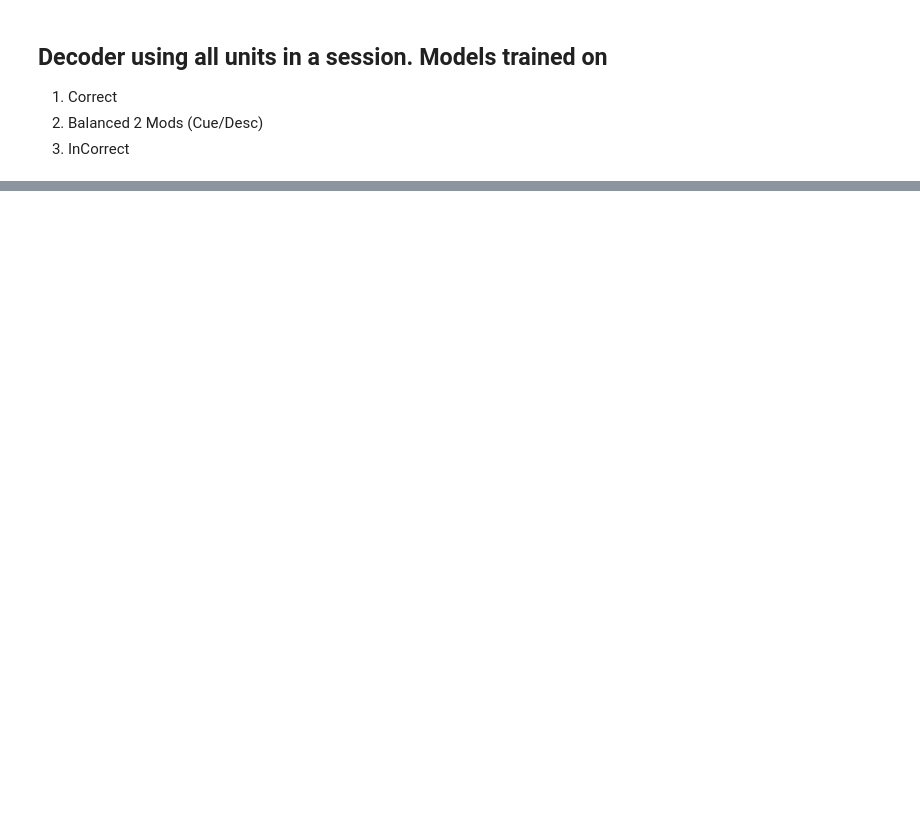
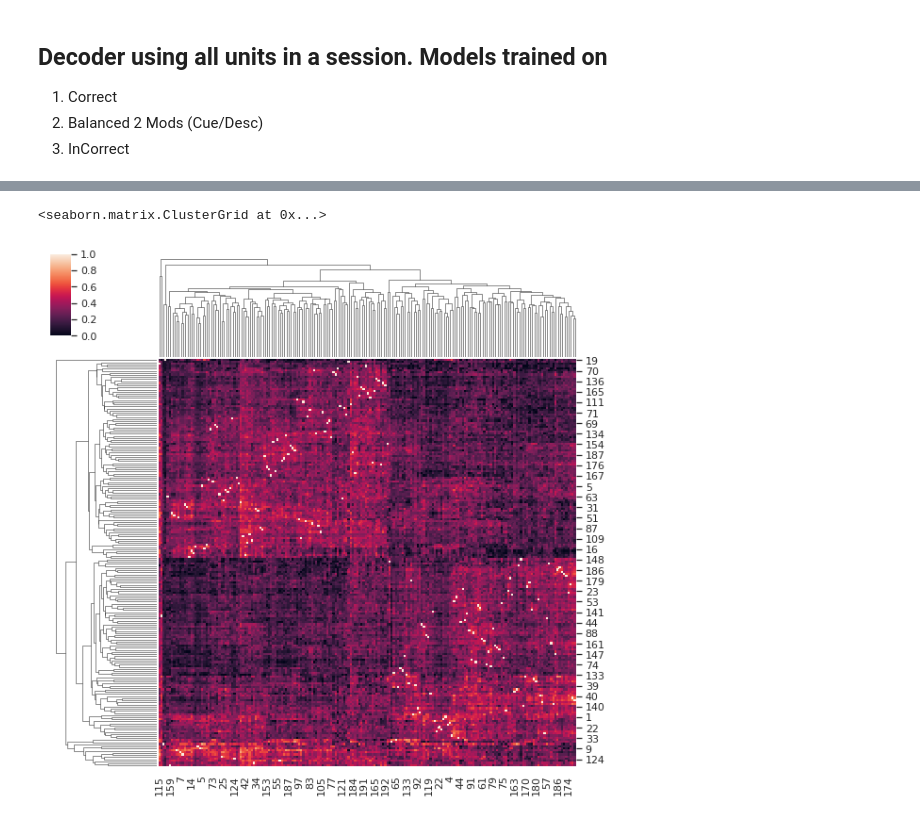
Before and after one commit to alexgonzl/TreeMazeAnalyses, a Jupyter notebook: Notebooks/stem_branch_analyses_dev.ipynb, the cells around one changed output, grey strips where cells are left out. Saved outputs shown, nothing was run; the diff lists cells and outputs as text; code cells hidden in the pictures; blank space fills up the shorter version.

```diff
--- a/Notebooks/stem_branch_analyses_dev.ipynb
+++ b/Notebooks/stem_branch_analyses_dev.ipynb
@@ -1118,0 +1141,5 @@ Text(0.5, 0, '')
+# %%
+sns.clustermap(np.matmul(allZoneFR.values,allZoneFR.values.T),standard_scale=1)
+# %% [output]
+<seaborn.matrix.ClusterGrid at 0x...>
+[figure, added]
```
Also changed, not shown: parts of 23 cells of this notebook, 4 other files.
